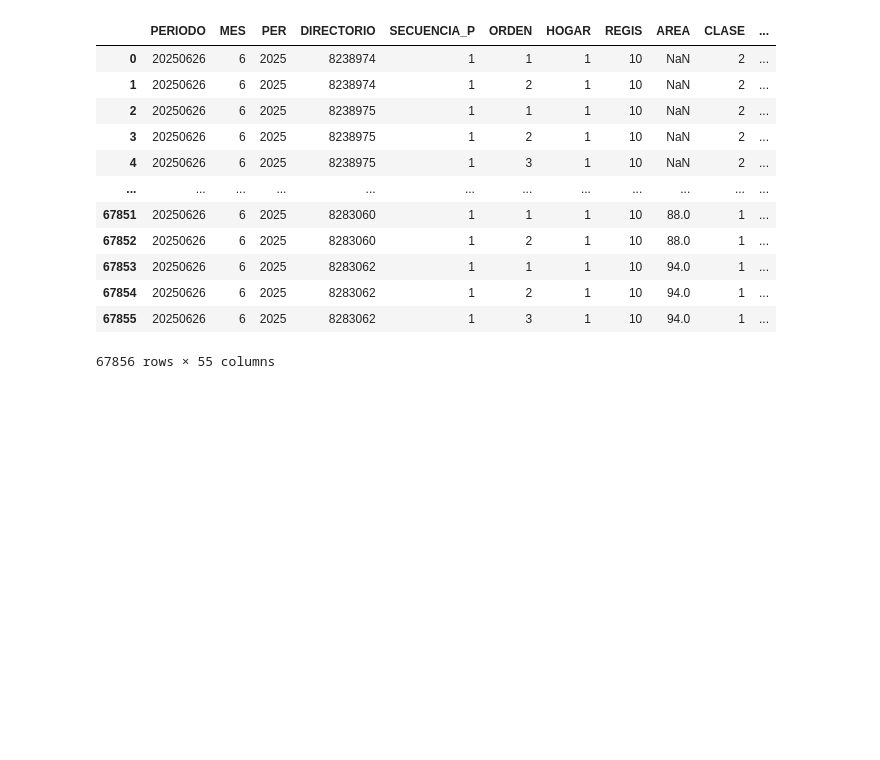
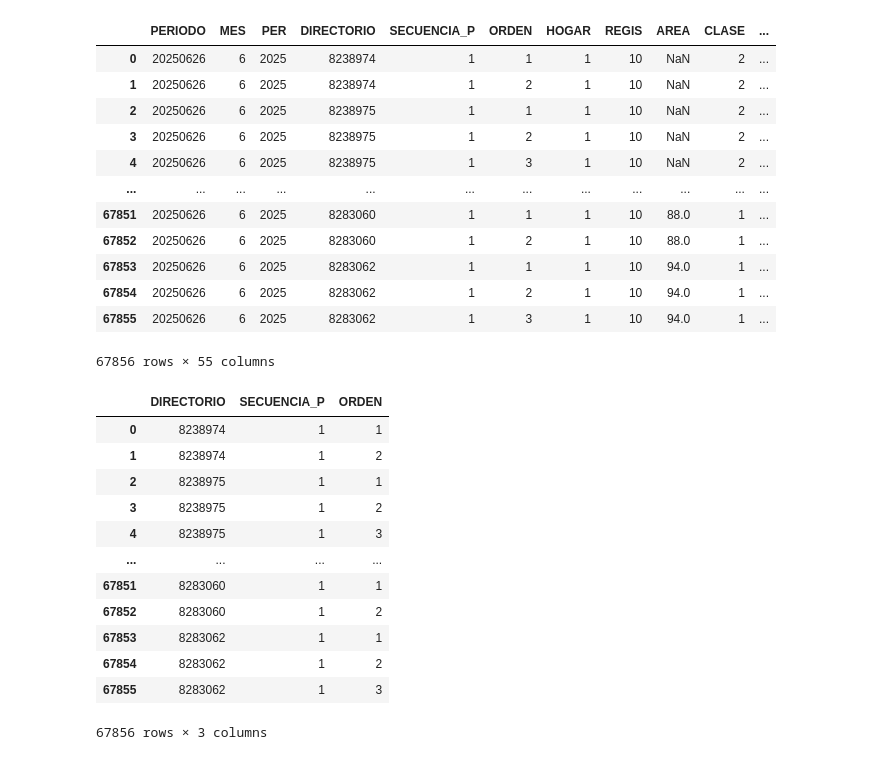
Before and after one commit to Juangarzon2345/11-agosto, a Jupyter notebook: cuaderno/02-GEIH24_Manipulacion_Tablas.ipynb, the cells around one changed output. Cells and saved outputs as stored; diff of their text form; code cells hidden in the pictures; blank space fills up the shorter version.

```diff
--- a/cuaderno/02-GEIH24_Manipulacion_Tablas.ipynb
+++ b/cuaderno/02-GEIH24_Manipulacion_Tablas.ipynb
@@ -5,7 +5,7 @@ import numpy as np
 # %%
 #leer los datos copiandolos
 #leyendo los datos de la GEIH
-df_cgsse= pd.read_csv("https://raw.githubusercontent.com/niconomist98/DataAnalyticsUQ/refs/heads/main/Datos/GEIH2024/CGSSE.CSV" , encoding="latin" , sep=";")
+df_cgsse= pd.read_csv("https://raw.githubusercontent.com/niconomist98/DataAnalyticsUQ/refs/heads/main/Datos/GEIH2025/cgsse.CSV" , encoding="latin" , sep=";")
 
 df_cgsse
 # %% [output]
@@ -95,3 +95,19 @@ df_cgsse2
 | 67854 | 20250626 | 6 | 2025 | 8283062 | 1 | 2 | 1 | 10 | 94.0 | 1 | ... |
 | 67855 | 20250626 | 6 | 2025 | 8283062 | 1 | 3 | 1 | 10 | 94.0 | 1 | ... |
 67856 rows × 55 columns
+# %%
+df_cgsse[["DIRECTORIO" , "SECUENCIA_P" , "ORDEN" ]]
+# %% [output]
+|  | DIRECTORIO | SECUENCIA_P | ORDEN |
+| 0 | 8238974 | 1 | 1 |
+| 1 | 8238974 | 1 | 2 |
+| 2 | 8238975 | 1 | 1 |
+| 3 | 8238975 | 1 | 2 |
+| 4 | 8238975 | 1 | 3 |
+| ... | ... | ... | ... |
+| 67851 | 8283060 | 1 | 1 |
+| 67852 | 8283060 | 1 | 2 |
+| 67853 | 8283062 | 1 | 1 |
+| 67854 | 8283062 | 1 | 2 |
+| 67855 | 8283062 | 1 | 3 |
+67856 rows × 3 columns
```
Also changed, not shown: parts of 6 cells of this notebook.
